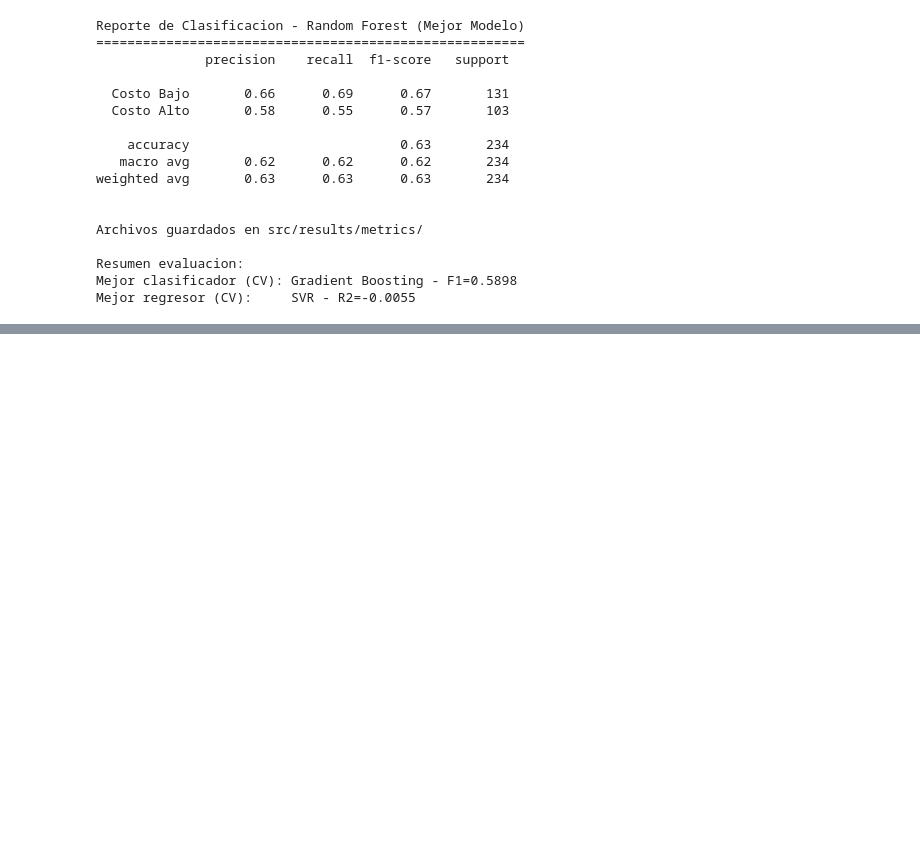
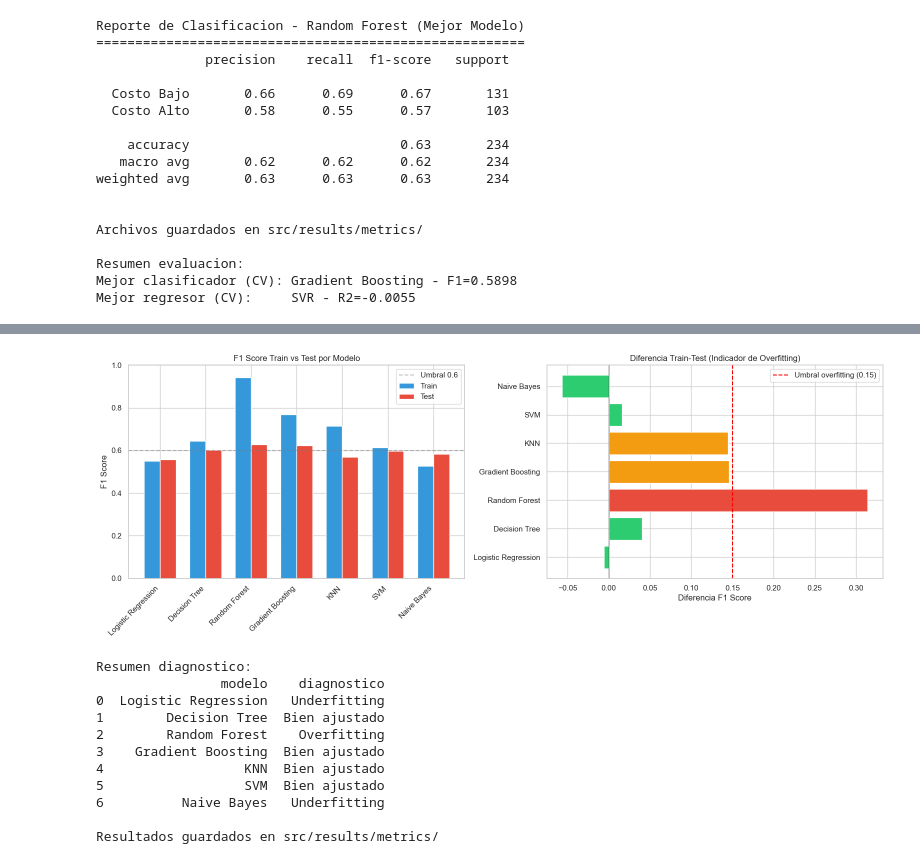
Before and after one commit to matiasCaileo/evaluacion-kedro, a Jupyter notebook: notebooks/03_model_evaluation.ipynb, the cells around one changed output, grey strips where cells are left out. Saved outputs shown, nothing was run; the diff lists cells and outputs as text; code cells hidden in the pictures; blank space fills up the shorter version.

Commit message:
agrego analisis overfitting y underfitting

```diff
--- a/notebooks/03_model_evaluation.ipynb
+++ b/notebooks/03_model_evaluation.ipynb
@@ -281,0 +330,52 @@ Mejor regresor (CV):     SVR - R2=-0.0055
+# %%
+# ============================================
+# VISUALIZACION OVERFITTING/UNDERFITTING
+# ============================================
+fig, axes = plt.subplots(1, 2, figsize=(16, 6))
+
+x = np.arange(len(df_overfitting))
+width = 0.35
+
+# Grafico barras train vs test
+axes[0].bar(x - width/2, df_overfitting['f1_train'], width, label='Train', color='#3498db')
+axes[0].bar(x + width/2, df_overfitting['f1_test'], width, label='Test', color='#e74c3c')
+axes[0].set_xticks(x)
+axes[0].set_xticklabels(df_overfitting['modelo'], rotation=45, ha='right')
+axes[0].set_title("F1 Score Train vs Test por Modelo")
+axes[0].set_ylabel("F1 Score")
+axes[0].axhline(y=0.6, color='gray', linestyle='--', alpha=0.5, label='Umbral 0.6')
+axes[0].legend()
+axes[0].set_ylim(0, 1)
+
+# Grafico diferencia
+colores = ['#e74c3c' if d > 0.15 else '#f39c12' if d > 0.05 else '#2ecc71'
+           for d in df_overfitting['diferencia']]
+axes[1].barh(df_overfitting['modelo'], df_overfitting['diferencia'], color=colores)
+axes[1].axvline(x=0.15, color='red', linestyle='--', label='Umbral overfitting (0.15)')
+axes[1].axvline(x=0, color='black', linestyle='-', alpha=0.3)
+axes[1].set_title("Diferencia Train-Test (Indicador de Overfitting)")
+axes[1].set_xlabel("Diferencia F1 Score")
+axes[1].legend()
+
+plt.tight_layout()
+plt.savefig("../src/results/plots/03_overfitting_analysis.png", dpi=150)
+plt.show()
+
+# Resumen
+print("\nResumen diagnostico:")
+print(df_overfitting[['modelo', 'diagnostico']].to_string())
+df_overfitting.to_csv("../src/results/metrics/analisis_overfitting.csv", index=False)
+print("\nResultados guardados en src/results/metrics/")
+# %% [output]
+[figure, added]
+Resumen diagnostico:
+                modelo    diagnostico
+0  Logistic Regression   Underfitting
+1        Decision Tree  Bien ajustado
+2        Random Forest    Overfitting
+3    Gradient Boosting  Bien ajustado
+4                  KNN  Bien ajustado
+5                  SVM  Bien ajustado
+6          Naive Bayes   Underfitting
+
+Resultados guardados en src/results/metrics/
```
Also changed, not shown: parts of 1 cell of this notebook, 2 other files.
